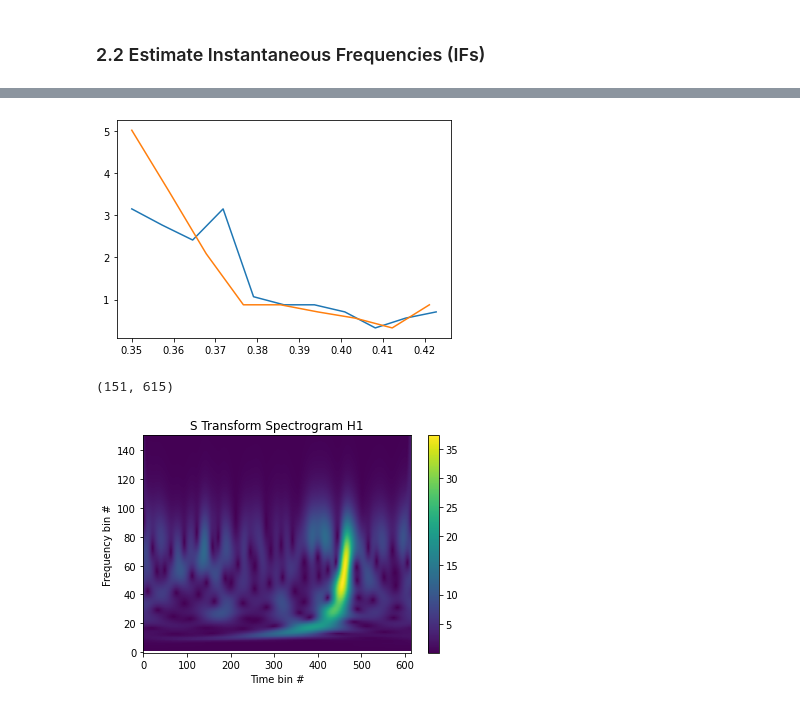
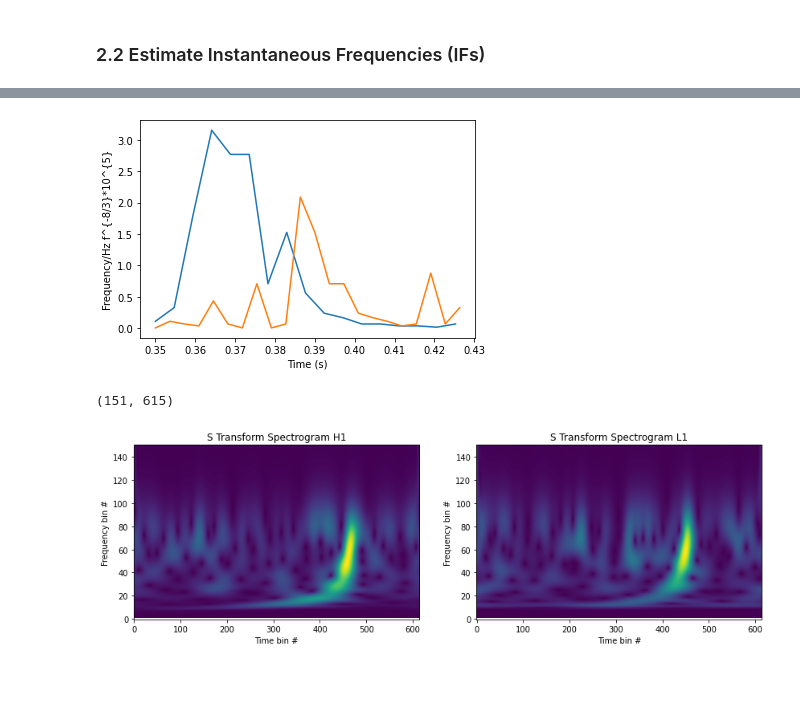
Before and after one commit to xli2522/simple-BBH-waveform, a Jupyter notebook: simple_BBH_waveform.ipynb, the cells around one changed output, grey strips where cells are left out. Saved outputs shown, nothing was run; the diff lists cells and outputs as text; code cells hidden in the pictures; blank space fills up the shorter version.

Commit message:
zero-crossings and frequency evolution test

```diff
--- a/simple_BBH_waveform.ipynb
+++ b/simple_BBH_waveform.ipynb
@@ -78,12 +78,13 @@ hdata = merger.strain('H1')
 ldata = merger.strain('L1')
 
 # Frequency pass filter and downsample the data to 2048Hz
+rate = 2048
 # (normally 4096Hz is used but in this simple calculation the sampling Freq can be lower)
 hdata = highpass(hdata, 15.0)
-hdata = resample_to_delta_t(hdata, 1.0/2048)
+hdata = resample_to_delta_t(hdata, 1.0/rate)
 
 ldata = highpass(ldata, 15.0)
-ldata = resample_to_delta_t(ldata, 1.0/2048)
+ldata = resample_to_delta_t(ldata, 1.0/rate)
 
 # crop the signal
 conditionedhdata = hdata.crop(2, 2); conditionedldata = ldata.crop(2, 2)
@@ -113,8 +114,8 @@ white_hdata = (conditionedhdata.to_frequencyseries() / psdh**0.5).to_timeseries(
 white_ldata = (conditionedldata.to_frequencyseries() / psdl**0.5).to_timeseries()
 
 # Apply high pass and low pass (frequency) filter again
-white_hdata = white_hdata.highpass_fir(30., 500).lowpass_fir(100, 512)
-white_ldata = white_ldata.highpass_fir(30., 500).lowpass_fir(100, 512)
+white_hdata = white_hdata.highpass_fir(30., 500).lowpass_fir(300, 512)
+white_ldata = white_ldata.highpass_fir(30., 500).lowpass_fir(300, 512)
 
 # Select the time around the merger (0.2 s before, 0.1 s after)
 white_hdata = white_hdata.time_slice(merger.time-.2, merger.time+.1)
@@ -156,21 +174,30 @@ IF_hdata = np.asarray(IF_hdata); IF_ldata = np.asarray(IF_ldata)
 IF_hdata = IF_hdata**(-8/3)*10**5; IF_ldata = IF_ldata**(-8/3)*10**5
 plt.plot(np.linspace(0.35, 0.43, len(IF_hdata)),IF_hdata)
 plt.plot(np.linspace(0.35, 0.43, len(IF_ldata)),IF_ldata)
+plt.ylabel(r'Frequency/Hz f^{-8/3}*10^{5}')
+plt.xlabel('Time (s)')
 
 plt.show()
 # %% [output]
-[figure, old version]
+[figure, new version]
 # %%
 import TFchirp
-spectrogramh = abs(TFchirp.sTransform(white_hdata, sample_rate=2048))
+spectrogramh = abs(TFchirp.sTransform(white_hdata, sample_rate=rate))
+spectrograml = abs(TFchirp.sTransform(white_ldata, sample_rate=rate))
 print(spectrogramh.shape)
 
-plt.imshow(spectrogramh, origin='lower', aspect='auto')
-plt.title('S Transform Spectrogram H1')
-plt.xlabel('Time bin #')
-plt.ylabel('Frequency bin #')
-plt.colorbar()
+fig, ax = plt.subplots(1, 2)
+fig.set_size_inches(14, 4)
+
+ax[0].imshow(spectrogramh, origin='lower', aspect='auto')
+ax[0].set_title('S Transform Spectrogram H1')
+ax[0].set_xlabel('Time bin #')
+ax[0].set_ylabel('Frequency bin #')
+ax[1].imshow(spectrograml, origin='lower', aspect='auto')
+ax[1].set_title('S Transform Spectrogram L1')
+ax[1].set_xlabel('Time bin #')
+ax[1].set_ylabel('Frequency bin #')
 plt.show()
 # %% [output]
 (151, 615)
-[figure, old version]
+[figure, new version]
```
Also changed, not shown: parts of 12 cells of this notebook.
